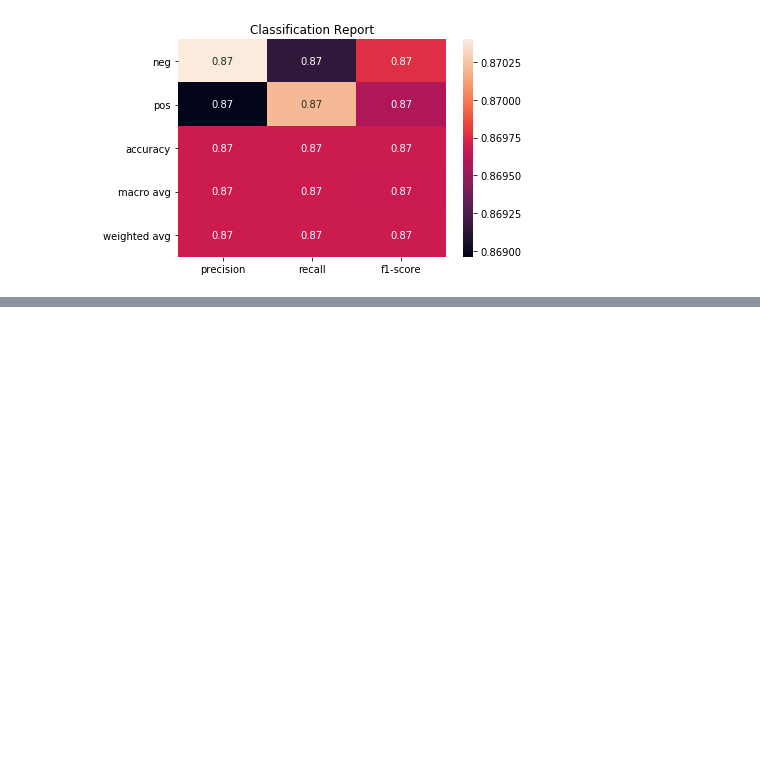
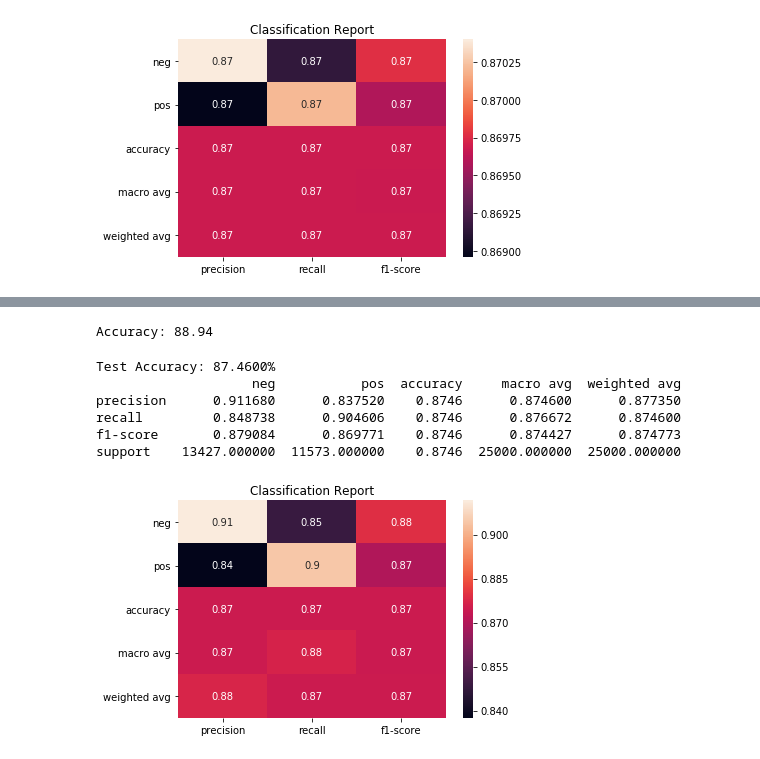
Before and after one commit to shivammehta007/NLPResearch, a Jupyter notebook: Comparison_of_NLP_Models_IMDB_classification.ipynb, the cells around one changed output, grey strips where cells are left out. Drawn from its saved outputs; the diff is of its cells as text; code cells hidden in the pictures; blank space fills up the shorter version.

```diff
--- a/Comparison_of_NLP_Models_IMDB_classification.ipynb
+++ b/Comparison_of_NLP_Models_IMDB_classification.ipynb
@@ -642,0 +686,17 @@ support    12518.000000  12482.000000   0.86968  25000.000000  25000.000000
+# %%
+y_pred = pipeline.predict(X_valid)
+accuracy = accuracy_score(y_valid, y_pred)
+print('Accuracy: {:.2f}'.format(accuracy * 100))
+best_model = Model(pipeline, y_pred, accuracy)
+# %% [output]
+Accuracy: 88.94
+# %%
+get_predictions_and_accuracy(X_test)
+# %% [output]
+Test Accuracy: 87.4600%
+                    neg           pos  accuracy     macro avg  weighted avg
+precision      0.911680      0.837520    0.8746      0.874600      0.877350
+recall         0.848738      0.904606    0.8746      0.876672      0.874600
+f1-score       0.879084      0.869771    0.8746      0.874427      0.874773
+support    13427.000000  11573.000000    0.8746  25000.000000  25000.000000
+[figure, added]
```
Also changed, not shown: parts of 9 cells of this notebook.
